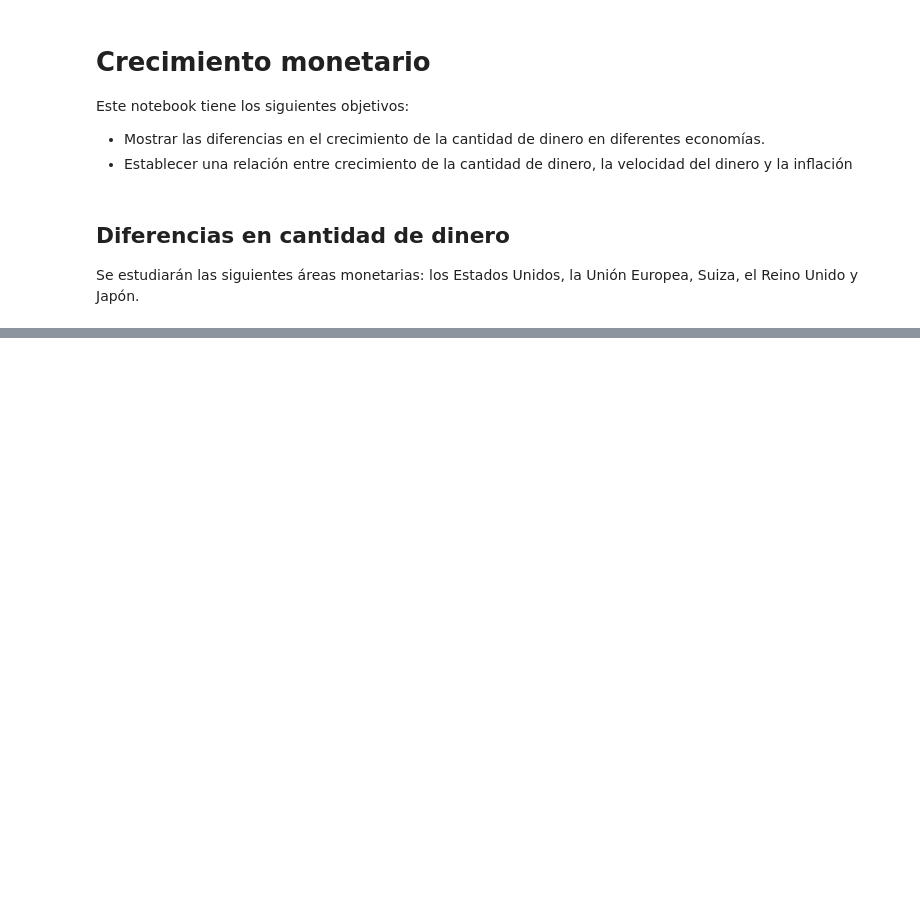
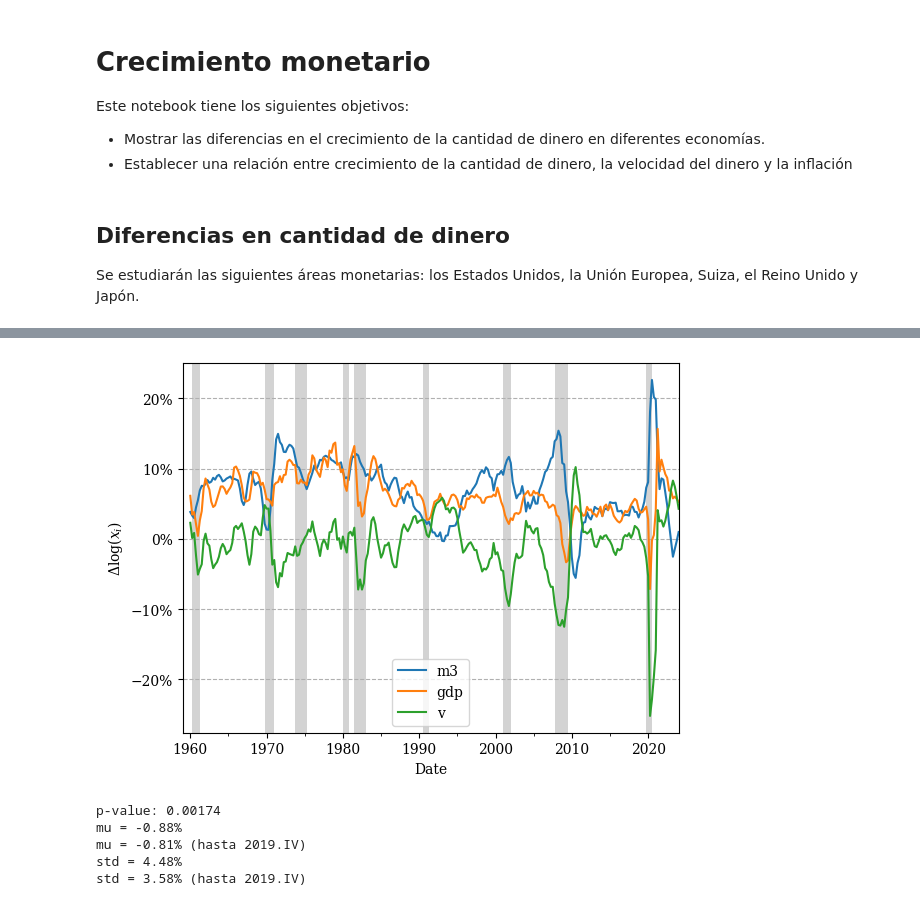
Before and after one commit to MiguelPuntoEs/money-growth, a Jupyter notebook: money-growth.ipynb, the cells around one changed output, grey strips where cells are left out. Saved outputs shown, nothing was run; the diff lists cells and outputs as text; code cells hidden in the pictures; blank space fills up the shorter version.

```diff
--- a/money-growth.ipynb
+++ b/money-growth.ipynb
@@ -43,0 +147,40 @@ ax.set_title('Monetary Aggregates Change for Different Monetary Areas');
+# %%
+df_deltaLog = df_us[['m3', 'gdp', 'v']].apply(np.log).diff(periods=4)
+df_deltaLog['recession'] = df_us['recession']
+
+fig, ax = plt.subplots()
+df_deltaLog[['m3', 'gdp', 'v']].plot(ax=ax)
+plot_recessions(ax)
+
+ax.yaxis.set_major_formatter(mtick.PercentFormatter(1.0))
+ax.grid(which='major', axis='y', linestyle='--')  #  or both
+ax.set_ylabel(r'$\Delta\log(x_i)$');
+# %% [output]
+[figure, added]
+# %%
+from scipy.stats import t
+
+mu_0 = 0
+mean_yi = df_deltaLog['v'].mean()
+sm_yi = df_deltaLog['v'].std()
+T = df_deltaLog['v'].count()  #  Excluye valores N/A
+sm_medias = sm_yi / np.sqrt(T)
+
+t_score = (mean_yi - mu_0) / sm_medias
+p_value = 2*t.sf(np.abs(t_score), T-1)
+print(f'p-value: {p_value:.5f}')
+# Se rechaza H0: mu0=0 al 99%
+
+print(f'mu = {mean_yi*100:.2f}%')
+print(
+    f"mu = {df_deltaLog.loc[:'2019-12-31', 'v'].mean()*100:.2f}% (hasta 2019.IV)")
+
+print(f'std = {sm_yi*100:.2f}%')
+print(
+    f"std = {df_deltaLog.loc[:'2019-12-31', 'v'].std()*100:.2f}% (hasta 2019.IV)")
+# %% [output]
+p-value: 0.00174
+mu = -0.88%
+mu = -0.81% (hasta 2019.IV)
+std = 4.48%
+std = 3.58% (hasta 2019.IV)
```
Also changed, not shown: parts of 13 cells of this notebook, 2 other files.
